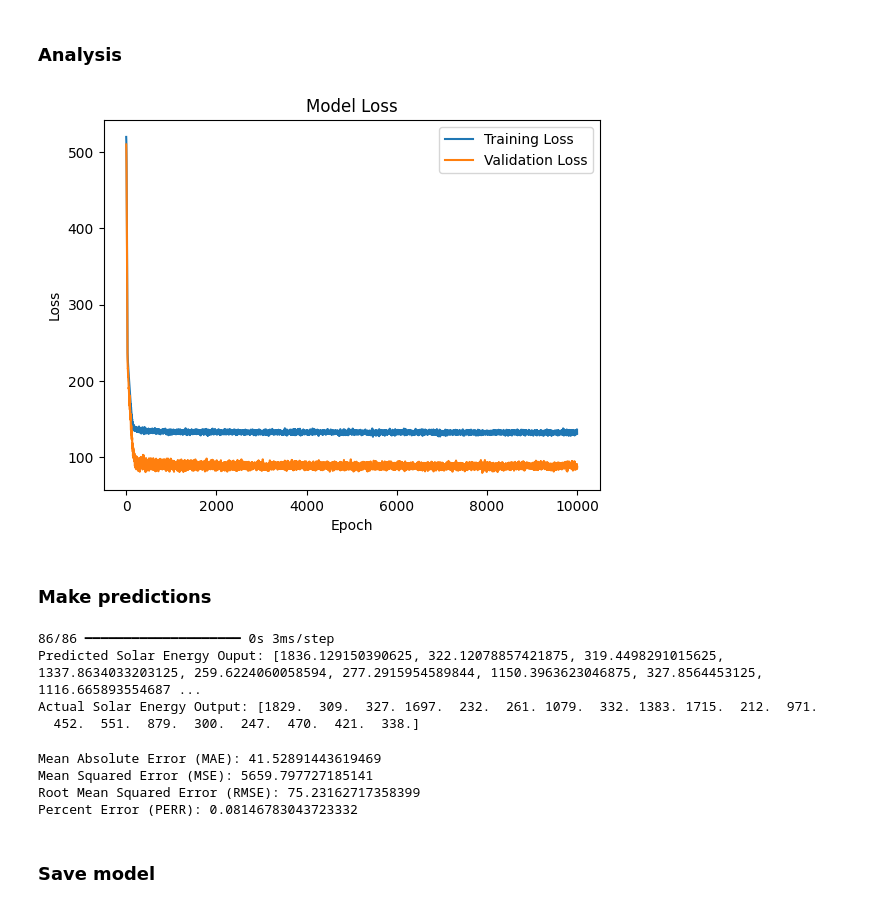
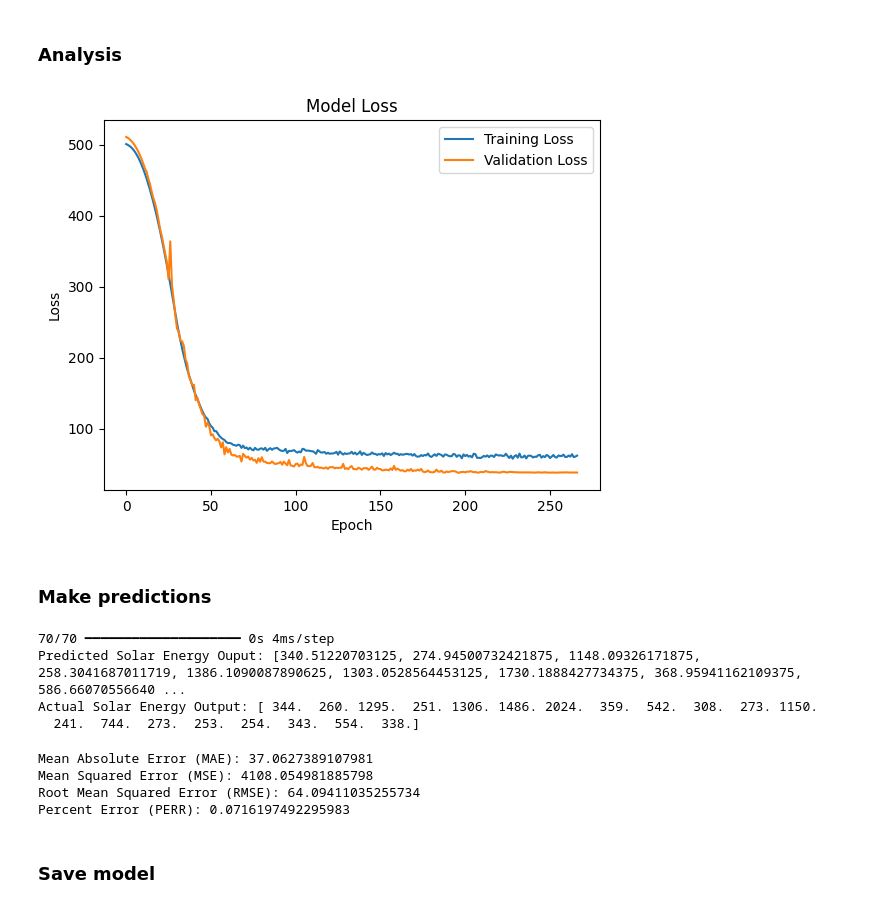
Before and after one commit to MatGBU/sdweblite, a Jupyter notebook: Ml/Hydroelectric/hydro_ann.ipynb, the cells around one changed output. Cells and saved outputs as stored; diff of their text form; code cells hidden in the pictures.

Commit message:
Changes for latest data

```diff
--- a/Ml/Hydroelectric/hydro_ann.ipynb
+++ b/Ml/Hydroelectric/hydro_ann.ipynb
@@ -8,7 +8,7 @@ from sklearn.model_selection import train_test_split
 from sklearn.preprocessing import StandardScaler
 import tensorflow as tf
 
-data = pd.read_csv('C:/Users/Avishai/Desktop/Senior-project/Two_Year_Training_Set.csv')
+data = pd.read_csv('C:/Users/Avishai/Desktop/Senior-project/Ml/getData/combined_fuel_weather_data.csv')
 data = data.fillna(0)
 data['BeginDate'] = pd.to_datetime(data['BeginDate']).dt.tz_localize(None)
 data["Sum"] = data[["Coal", "Hydro", "Natural Gas", "Nuclear", "Oil", "Other", "Landfill Gas", "Refuse", "Solar", "Wind", "Wood"]].sum(axis=1)
@@ -100,7 +100,7 @@ def get_previous_year_Wind(row, reference_df):
 # Large computation
 data['Previous_Year_Hydro'] = data.apply(get_previous_year_Wind, axis=1, reference_df=wind_data)
 # %%
-cutoff_date = pd.to_datetime("2024-9-01").tz_localize(None)
+cutoff_date = pd.to_datetime("2024-10-01").tz_localize(None)
 usable_data = data[data['BeginDate'] > cutoff_date].copy()
 solar_data2 = usable_data[['BeginDate', 'Hydro','Previous_Day','Previous_2Day','Previous_Year']].copy()
 # %%
@@ -131,7 +131,7 @@ Target shape:  (13618,)
 # %%
 from tensorflow.keras.callbacks import EarlyStopping
 
-early_stopping = EarlyStopping(monitor='val_loss', patience=200, restore_best_weights=True)
+early_stopping = EarlyStopping(monitor='val_loss', patience=70, restore_best_weights=True)
 
 from tensorflow.keras.callbacks import ReduceLROnPlateau
 
@@ -185,15 +185,15 @@ Test Loss: 42.23622512817383
 # %%
 import matplotlib.pyplot as plt
 
-plt.plot(history.history['loss'], label='Training Loss')
-plt.plot(history.history['val_loss'], label='Validation Loss')
+plt.plot(istory.history['loss'], label='Training Loss')
+plt.plot(istory.history['val_loss'], label='Validation Loss')
 plt.title('Model Loss')
 plt.ylabel('Loss')
 plt.xlabel('Epoch')
 plt.legend()
 plt.show()
 # %% [output]
-[figure, old version]
+[figure, new version]
 # %% [markdown]
 ### Make predictions
 # %%
@@ -205,10 +205,10 @@ flattened_predictions = [0 if (isinstance(pred, np.ndarray) and pred.item() < 0)
 print(f'Predicted Solar Energy Ouput: {flattened_predictions[:20]}')
 print(f'Actual Solar Energy Output: {y_test[:20].values}')
 # %% [output]
-86/86 ━━━━━━━━━━━━━━━━━━━━ 0s 3ms/step
-Predicted Solar Energy Ouput: [1836.129150390625, 322.12078857421875, 319.4498291015625, 1337.8634033203125, 259.6224060058594, 277.2915954589844, 1150.3963623046875, 327.8564453125, 1116.665893554687 ...
-Actual Solar Energy Output: [1829.  309.  327. 1697.  232.  261. 1079.  332. 1383. 1715.  212.  971.
-  452.  551.  879.  300.  247.  470.  421.  338.]
+70/70 ━━━━━━━━━━━━━━━━━━━━ 0s 4ms/step
+Predicted Solar Energy Ouput: [340.51220703125, 274.94500732421875, 1148.09326171875, 258.3041687011719, 1386.1090087890625, 1303.0528564453125, 1730.1888427734375, 368.95941162109375, 586.66070556640 ...
+Actual Solar Energy Output: [ 344.  260. 1295.  251. 1306. 1486. 2024.  359.  542.  308.  273. 1150.
+  241.  744.  273.  253.  254.  343.  554.  338.]
 # %%
 import numpy as np
 from sklearn.metrics import mean_absolute_error, mean_squared_error
@@ -233,10 +233,10 @@ print(f"Mean Squared Error (MSE): {mse}")
 print(f"Root Mean Squared Error (RMSE): {rmse}")
 print(f"Percent Error (PERR): {percent_error}")
 # %% [output]
-Mean Absolute Error (MAE): 41.52891443619469
-Mean Squared Error (MSE): 5659.797727185141
-Root Mean Squared Error (RMSE): 75.23162717358399
-Percent Error (PERR): 0.08146783043723332
+Mean Absolute Error (MAE): 37.0627389107981
+Mean Squared Error (MSE): 4108.054981885798
+Root Mean Squared Error (RMSE): 64.09411035255734
+Percent Error (PERR): 0.0716197492295983
 # %% [markdown]
 ### Save model
 # %%
```
Also changed, not shown: parts of 2 cells of this notebook, 6 other files.
